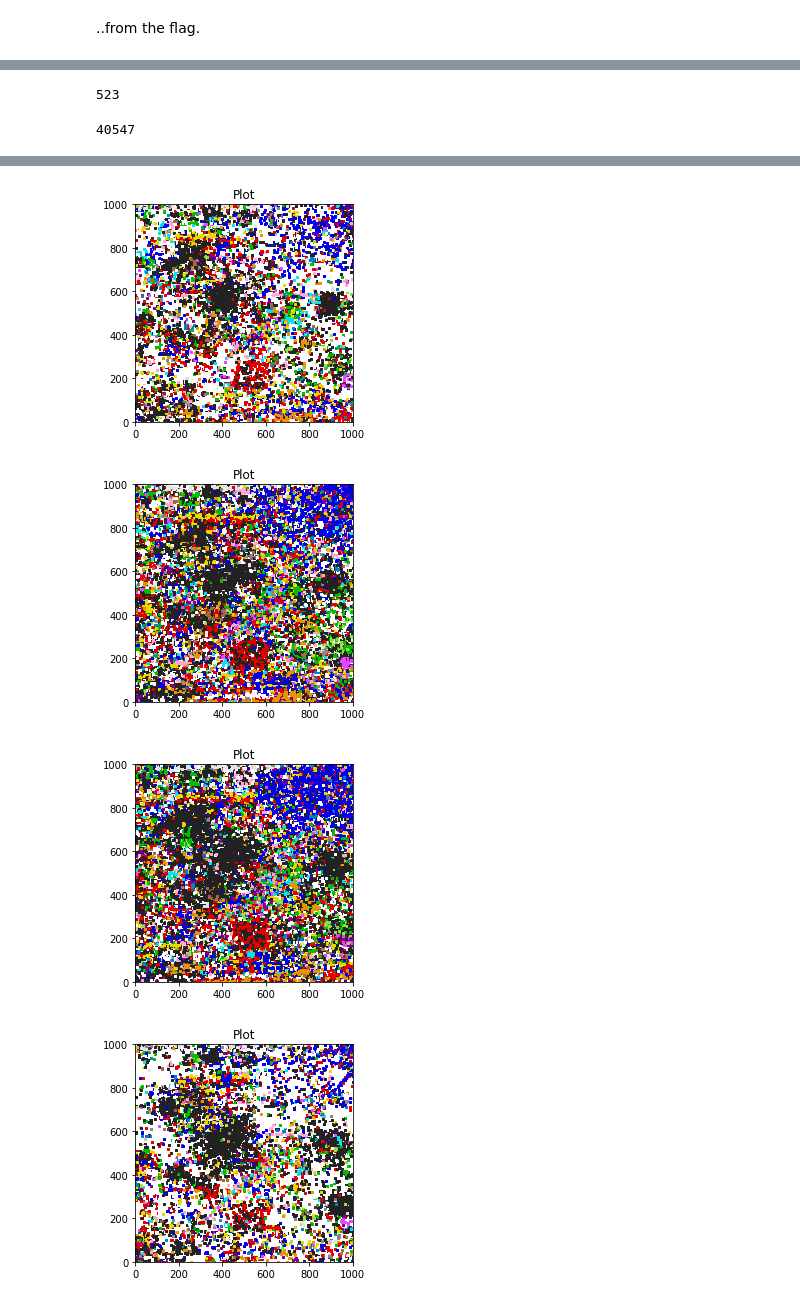
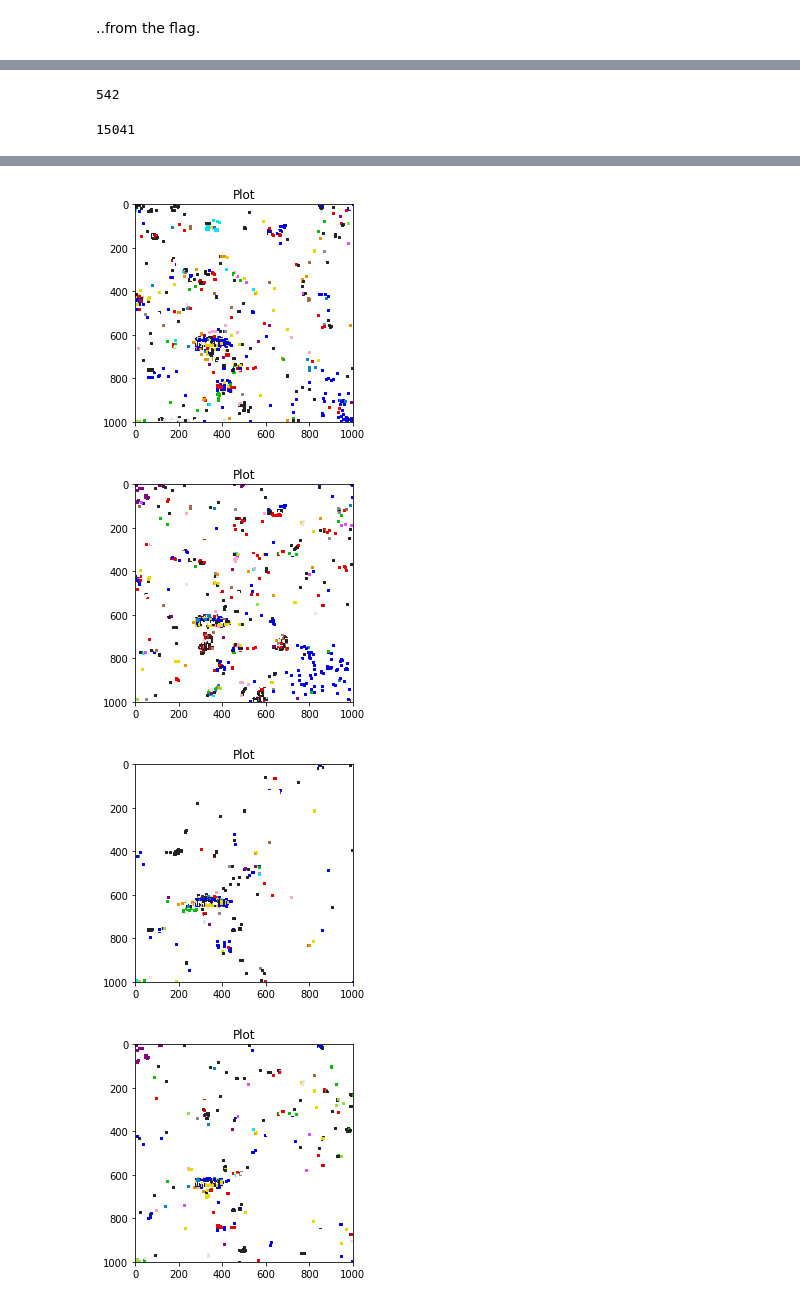
Before and after one commit to TanelMarran/dataplace, a Jupyter notebook: Main.ipynb, the cells around one changed output, grey strips where cells are left out. Drawn from its saved outputs; the diff is of its cells as text; code cells hidden in the pictures.

Commit message:
changed images to find all builders first, then find their contributions in different time intervals

```diff
--- a/Main.ipynb
+++ b/Main.ipynb
@@ -63,7 +63,8 @@ raw_data.sort_values("ts",ascending=False)
 | 1256302 | 1490918688000 | 2puPLvQ6X2zTSpfBkHXhxlIVo40= | 1 | 505 | 510 |
 16559897 rows × 5 columns
 # %%
-earliest = raw_data.ts.min()
+#earliest = raw_data.ts.min()
+earliest = 1490979600000
 latest = raw_data.ts.max()
 print("Earliest timestamp:", earliest)
 print("Latest timestamp:",latest)
@@ -153,6 +154,7 @@ def display_scatter(data):
     plt.scatter(data.x, data.y, c=colordict[data.color],marker='s', s=4, alpha=1)
     plt.xlim((0, 1000))
     plt.ylim((0, 1000))
+    plt.gca().invert_yaxis()
     plt.title('Plot')
     plt.show()
 # %% [markdown]
@@ -182,13 +184,17 @@ Now let's find some Estonians...
 ..from the flag.
 # %%
 def find_flag_builders(start_time, end_time):
-    flag = instaces_in_region(281,619,338,630,start_time,end_time)
-    flag = color_filter(flag,[0,3,12,13])
-    return flag.user.unique()
+    flag = instaces_in_region(282,620,321,646,start_time,end_time)
+    flag = color_filter(flag,[0,12,13])
+    vc = flag.user.value_counts()
+    builders = vc[vc > 2].index
+    return builders
 
-def find_userset_points(users):
-    return (raw_data[(raw_data.user.isin(users))])
-builders = find_flag_builders(0,1)
+def find_userset_points(users, t1, t2):
+    t1 = convert_time(t1)
+    t2 = convert_time(t2)
+    return (raw_data[(raw_data.user.isin(users)) & (raw_data.ts >= t1) & (raw_data.ts <= t2)])
+builders = find_flag_builders(0,0.8)
 print(len(builders))
-len(find_userset_points(builders))
+len(find_userset_points(builders,0,0.8))
 # %% [output]
@@ -197,17 +203,18 @@ len(find_userset_points(builders))
 # %%
-flag = instaces_in_region(281,619,395,647,0.99,1.0)
-flag = color_filter(flag,[0,3,12])
+flag = instaces_in_region(281,619,395,647,0,0.1)
+#flag = color_filter(flag,[0,3,12,13])
 flag
 len(flag.user.unique())
 # %% [output]
-523
+542
 # %%
 flagusers = (raw_data[(raw_data.user.isin(pd.unique(flag.user)))])
 len(flagusers)
 # %% [output]
-40547
+15041
 # %%
-for i in np.arange(0,1.0,0.1):
-    flagusers = find_userset_points(find_flag_builders(i, i+0.1))
+builders = find_flag_builders(i, i+0.1)
+for i in np.arange(0,0.8,0.1):
+    flagusers = find_userset_points()
     display_scatter(flagusers)
 # %% [output]
@@ -217,4 +224,4 @@ for i in np.arange(0,1.0,0.1):
-[figure, old version]
+[figure, new version]
-[figure, old version]
+[figure, new version]
-[figure, old version]
+[figure, new version]
-[figure, old version]
+[figure, new version]
```
Also changed, not shown: parts of 5 cells of this notebook.
